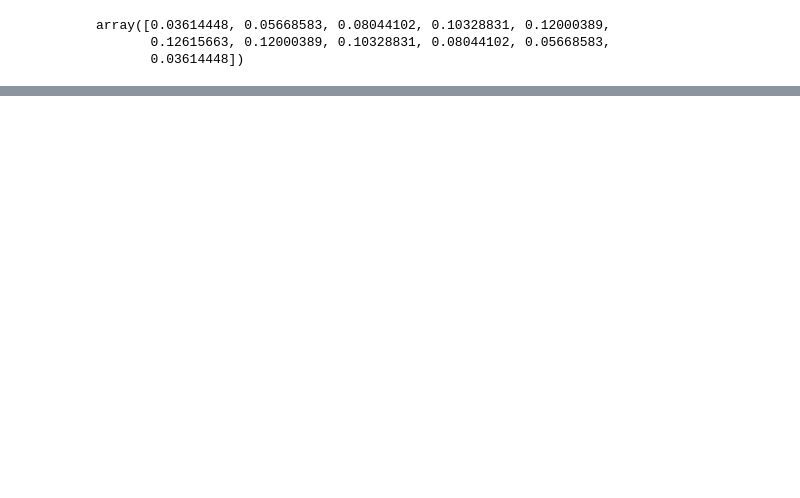
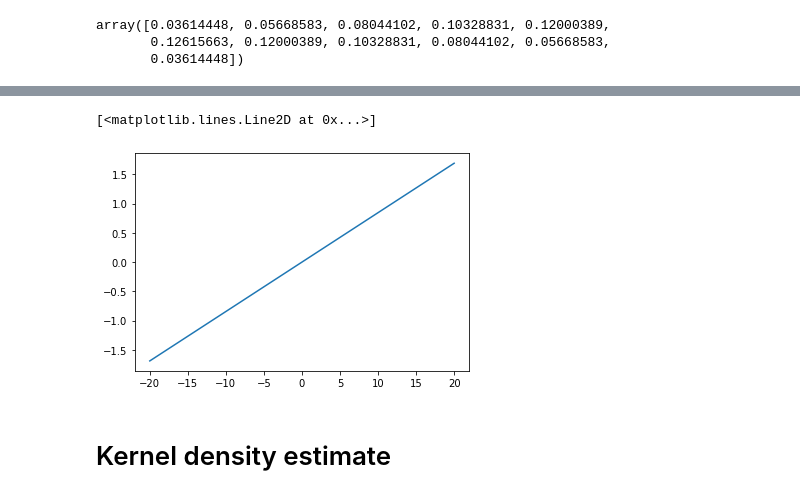
Before and after one commit to sumanth19k/ML_Bootcamp, a Jupyter notebook: Stats/stats.ipynb, the cells around one changed output, grey strips where cells are left out. Cells and saved outputs as stored; diff of their text form; code cells hidden in the pictures; blank space fills up the shorter version.

```diff
--- a/Stats/stats.ipynb
+++ b/Stats/stats.ipynb
@@ -37,0 +76,8 @@ array([0.03614448, 0.05668583, 0.08044102, 0.10328831, 0.12000389,
+# %%
+# how many standard deviations does xi lie
+
+def z_score(p, mean, sd):
+    return (p-mean)/sd
+# %%
+z_scores = z_score(x,mean,sd)
+z_scores
@@ -37,0 +94,7 @@ array([0.03614448, 0.05668583, 0.08044102, 0.10328831, 0.12000389,
+# %%
+plt.plot(x,z_scores)
+# %% [output]
+[<matplotlib.lines.Line2D at 0x...>]
+[figure, added]
+# %% [markdown]
+# Kernel density estimate
```
Also changed, not shown: parts of 9 cells of this notebook.
